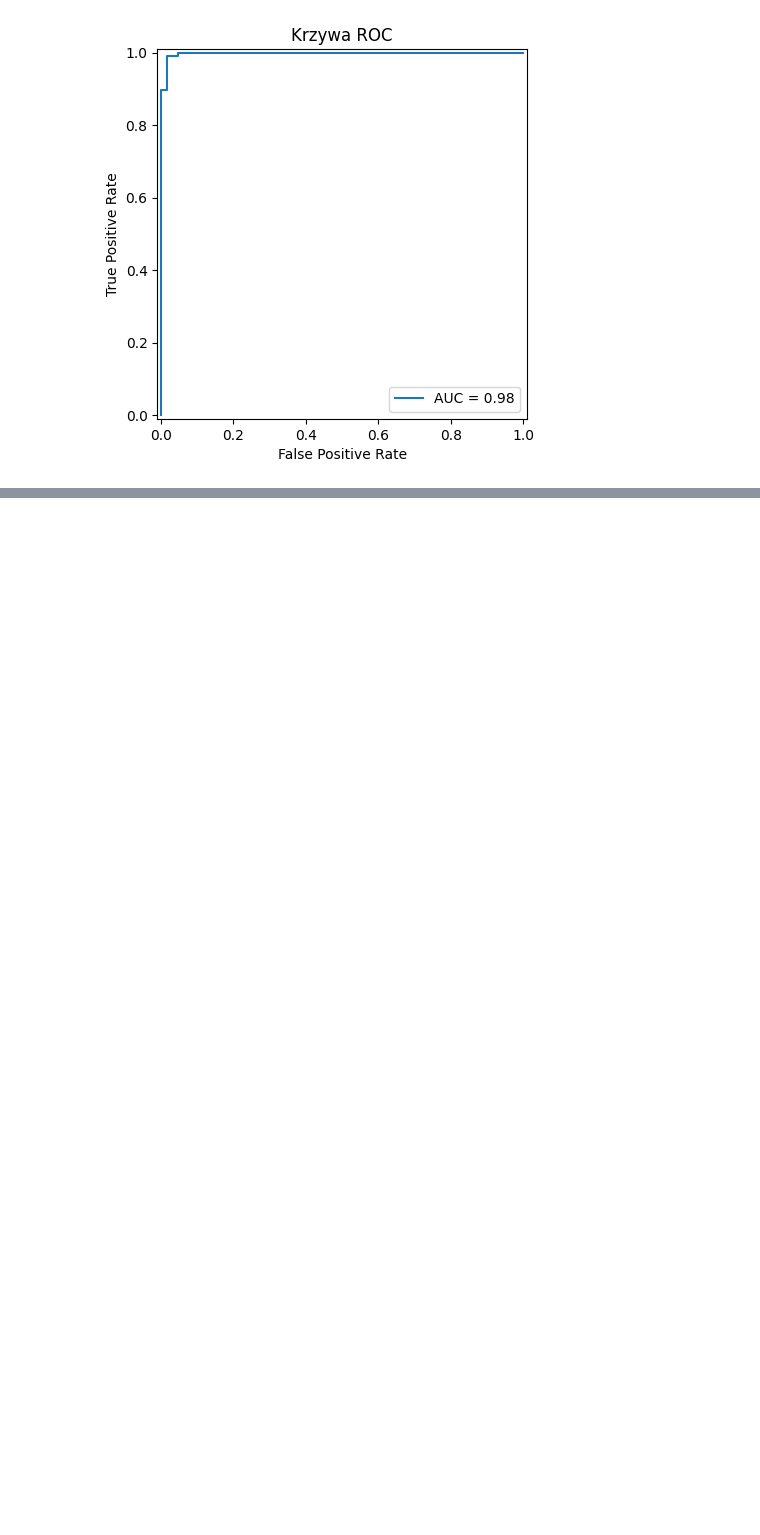
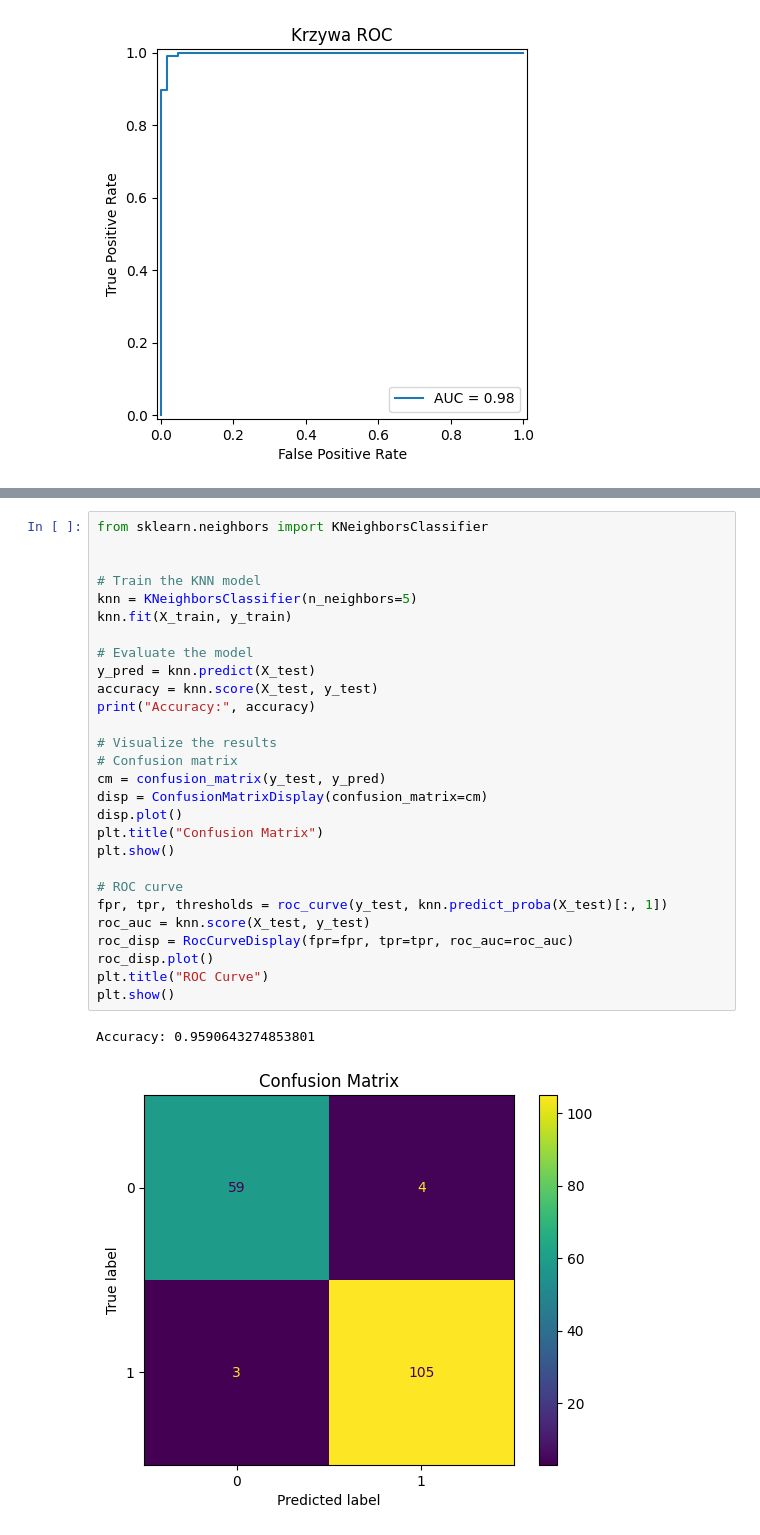
Before and after one commit to UEPP40/PUM, a Jupyter notebook: klasyfikacja_binarna.ipynb, the cells around one changed output, grey strips where cells are left out. Cells and saved outputs as stored; diff of their text form; blank space fills up the shorter version.

```diff
--- a/klasyfikacja_binarna.ipynb
+++ b/klasyfikacja_binarna.ipynb
@@ -167,0 +142,31 @@ Best threshold: 0.17171717171717174
+# %%
+from sklearn.neighbors import KNeighborsClassifier
+
+
+# Train the KNN model
+knn = KNeighborsClassifier(n_neighbors=5)
+knn.fit(X_train, y_train)
+
+# Evaluate the model
+y_pred = knn.predict(X_test)
+accuracy = knn.score(X_test, y_test)
+print("Accuracy:", accuracy)
+
+# Visualize the results
+# Confusion matrix
+cm = confusion_matrix(y_test, y_pred)
+disp = ConfusionMatrixDisplay(confusion_matrix=cm)
+disp.plot()
+plt.title("Confusion Matrix")
+plt.show()
+
+# ROC curve
+fpr, tpr, thresholds = roc_curve(y_test, knn.predict_proba(X_test)[:, 1])
+roc_auc = knn.score(X_test, y_test)
+roc_disp = RocCurveDisplay(fpr=fpr, tpr=tpr, roc_auc=roc_auc)
+roc_disp.plot()
+plt.title("ROC Curve")
+plt.show()
+# %% [output]
+Accuracy: 0.9590643274853801
+[figure, added]
```
Also changed, not shown: parts of 3 cells of this notebook.
